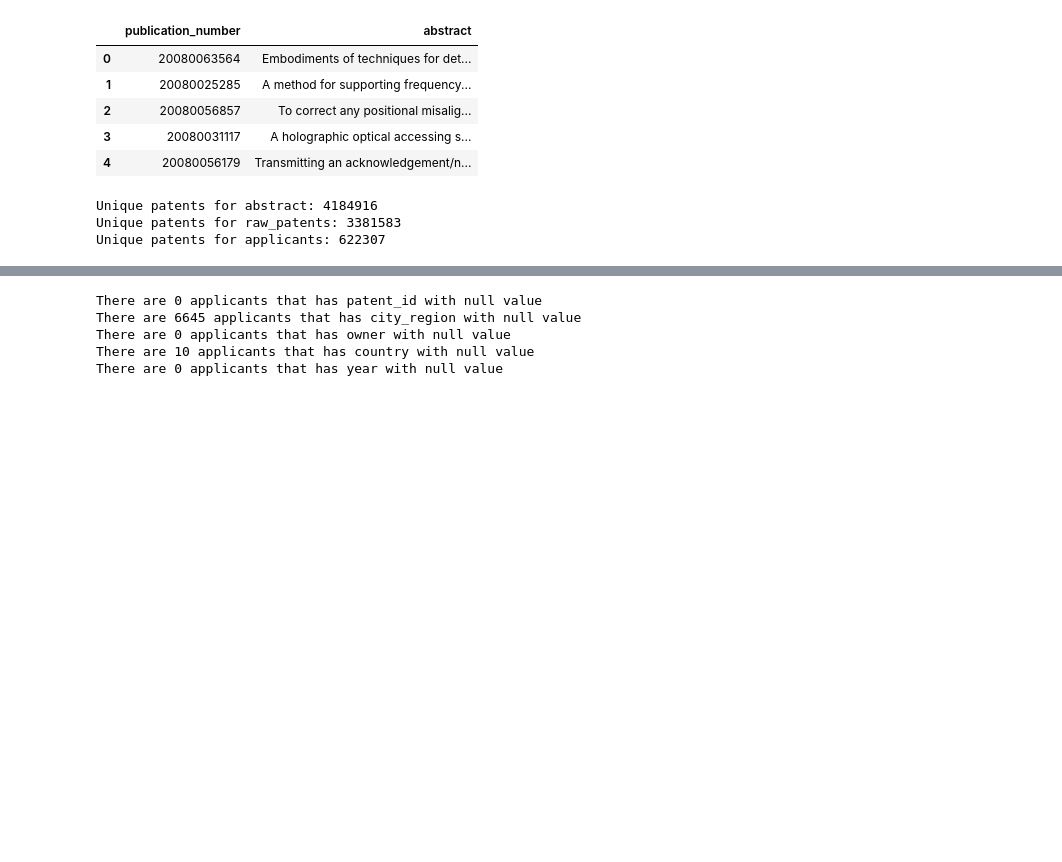
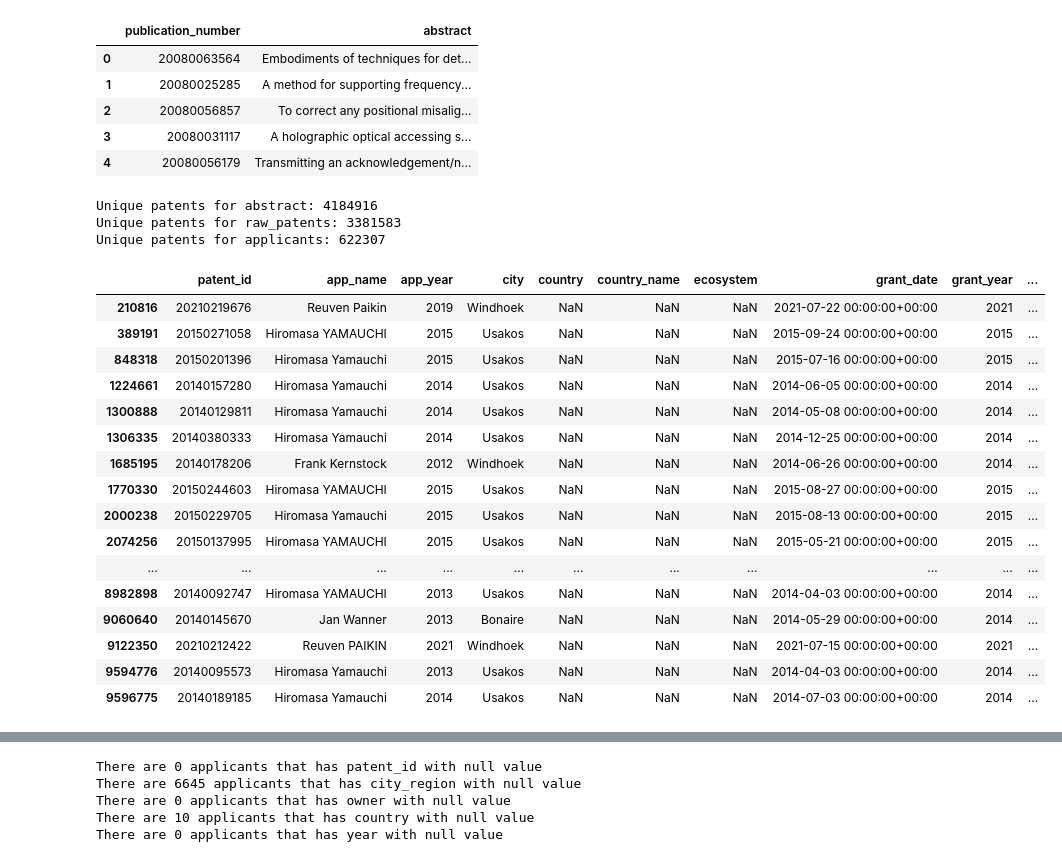
Before and after one commit to tseronni/genome, a Jupyter notebook: notebooks/01_data_preparation.ipynb, the cells around one changed output, grey strips where cells are left out. Drawn from its saved outputs; the diff is of its cells as text; code cells hidden in the pictures; blank space fills up the shorter version.

```diff
--- a/notebooks/01_data_preparation.ipynb
+++ b/notebooks/01_data_preparation.ipynb
@@ -74,15 +74,34 @@ df_abstract.head(5)
 | 3 | 20080031117 | A holographic optical accessing s... |
 | 4 | 20080056179 | Transmitting an acknowledgement/n... |
 # %%
-unique_patents_abstract = len(df_abstract['publication_number'].unique())
-print(f'Unique patents for abstract: {unique_patents_abstract}')
+print(f'Unique patents for abstract: {len(df_abstract)}')
 
-unique_patents_raw_patents = len(df_raw_patents['patent_id'].unique())
-print(f'Unique patents for raw_patents: {unique_patents_raw_patents}')
+unique_patents_raw_patents = df_raw_patents['patent_id'].unique()
+print(f'Unique patents for raw_patents: {len(unique_patents_raw_patents)}')
 
 unique_patents_applicants = len(df_table_for_applicants['patent_id'].unique())
 print(f'Unique patents for applicants: {unique_patents_applicants}')
+
+a = df_raw_patents[df_raw_patents['country'].isnull()]
+a
 # %% [output]
 Unique patents for abstract: 4184916
 Unique patents for raw_patents: 3381583
 Unique patents for applicants: 622307
+|  | patent_id | app_name | app_year | city | country | country_name | ecosystem | grant_date | grant_year | ... |
+| 210816 | 20210219676 | Reuven Paikin | 2019 | Windhoek | NaN | NaN | NaN | 2021-07-22 00:00:00+00:00 | 2021 | ... |
+| 389191 | 20150271058 | Hiromasa YAMAUCHI | 2015 | Usakos | NaN | NaN | NaN | 2015-09-24 00:00:00+00:00 | 2015 | ... |
+| 848318 | 20150201396 | Hiromasa Yamauchi | 2015 | Usakos | NaN | NaN | NaN | 2015-07-16 00:00:00+00:00 | 2015 | ... |
+| 1224661 | 20140157280 | Hiromasa Yamauchi | 2014 | Usakos | NaN | NaN | NaN | 2014-06-05 00:00:00+00:00 | 2014 | ... |
+| 1300888 | 20140129811 | Hiromasa Yamauchi | 2014 | Usakos | NaN | NaN | NaN | 2014-05-08 00:00:00+00:00 | 2014 | ... |
+| 1306335 | 20140380333 | Hiromasa Yamauchi | 2014 | Usakos | NaN | NaN | NaN | 2014-12-25 00:00:00+00:00 | 2014 | ... |
+| 1685195 | 20140178206 | Frank Kernstock | 2012 | Windhoek | NaN | NaN | NaN | 2014-06-26 00:00:00+00:00 | 2014 | ... |
+| 1770330 | 20150244603 | Hiromasa YAMAUCHI | 2015 | Usakos | NaN | NaN | NaN | 2015-08-27 00:00:00+00:00 | 2015 | ... |
+| 2000238 | 20150229705 | Hiromasa Yamauchi | 2015 | Usakos | NaN | NaN | NaN | 2015-08-13 00:00:00+00:00 | 2015 | ... |
+| 2074256 | 20150137995 | Hiromasa YAMAUCHI | 2015 | Usakos | NaN | NaN | NaN | 2015-05-21 00:00:00+00:00 | 2015 | ... |
+| ... | ... | ... | ... | ... | ... | ... | ... | ... | ... | ... |
+| 8982898 | 20140092747 | Hiromasa YAMAUCHI | 2013 | Usakos | NaN | NaN | NaN | 2014-04-03 00:00:00+00:00 | 2014 | ... |
+| 9060640 | 20140145670 | Jan Wanner | 2013 | Bonaire | NaN | NaN | NaN | 2014-05-29 00:00:00+00:00 | 2014 | ... |
+| 9122350 | 20210212422 | Reuven PAIKIN | 2021 | Windhoek | NaN | NaN | NaN | 2021-07-15 00:00:00+00:00 | 2021 | ... |
+| 9594776 | 20140095573 | Hiromasa Yamauchi | 2013 | Usakos | NaN | NaN | NaN | 2014-04-03 00:00:00+00:00 | 2014 | ... |
+| 9596775 | 20140189185 | Hiromasa Yamauchi | 2014 | Usakos | NaN | NaN | NaN | 2014-07-03 00:00:00+00:00 | 2014 | ... |
```
Also changed, not shown: parts of 16 cells of this notebook, 2 other files.
